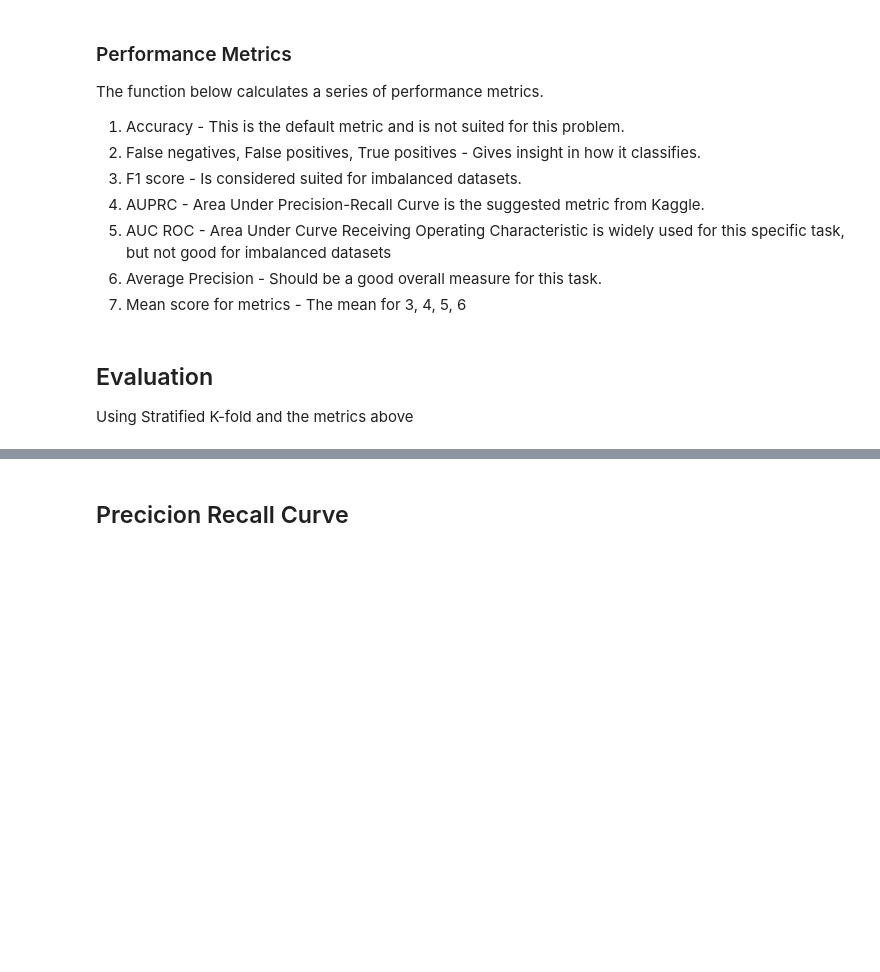
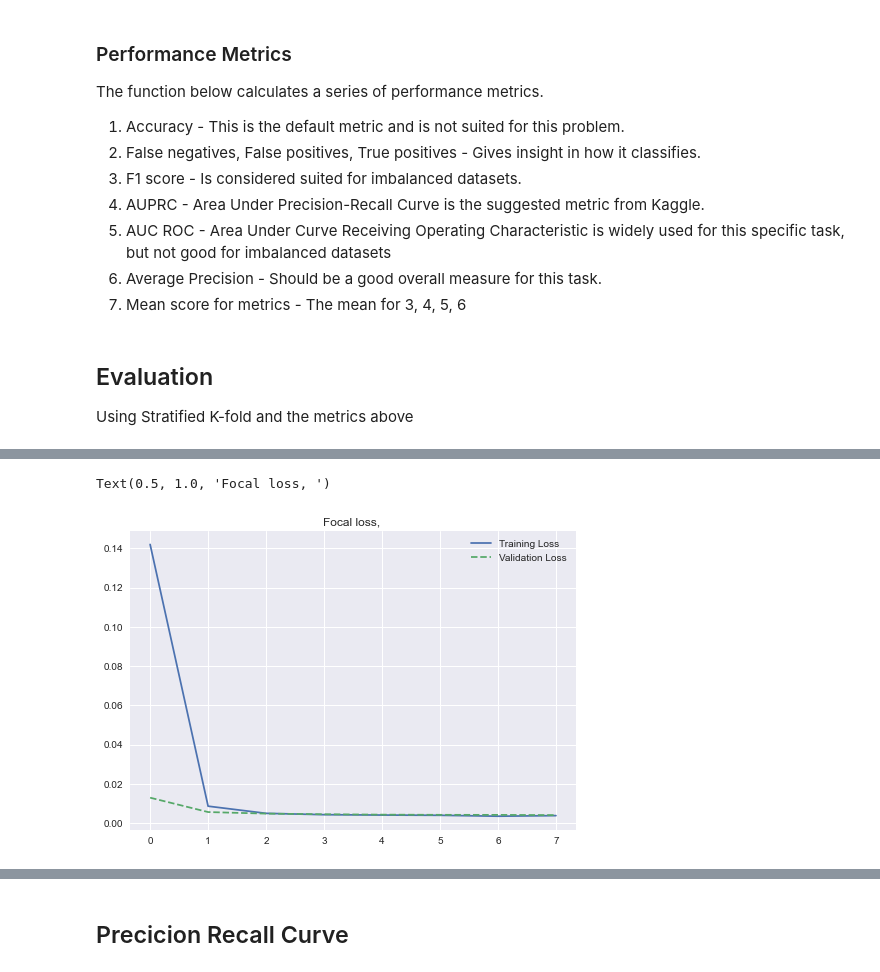
Before and after one commit to bjarnemu/aml2021finalproject, a Jupyter notebook: krog_main.ipynb, the cells around one changed output, grey strips where cells are left out. Drawn from its saved outputs; the diff is of its cells as text; code cells hidden in the pictures; blank space fills up the shorter version.

```diff
--- a/krog_main.ipynb
+++ b/krog_main.ipynb
@@ -248,0 +301,8 @@ Epoch 3/3
+# %%
+plt.plot(history.history['loss'], label="Training Loss")
+plt.plot(history.history['val_loss'], '--', label="Validation Loss")
+plt.legend()
+plt.title("Focal loss, ")
+# %% [output]
+Text(0.5, 1.0, 'Focal loss, ')
+[figure, added]
```
Also changed, not shown: parts of 17 cells of this notebook.
